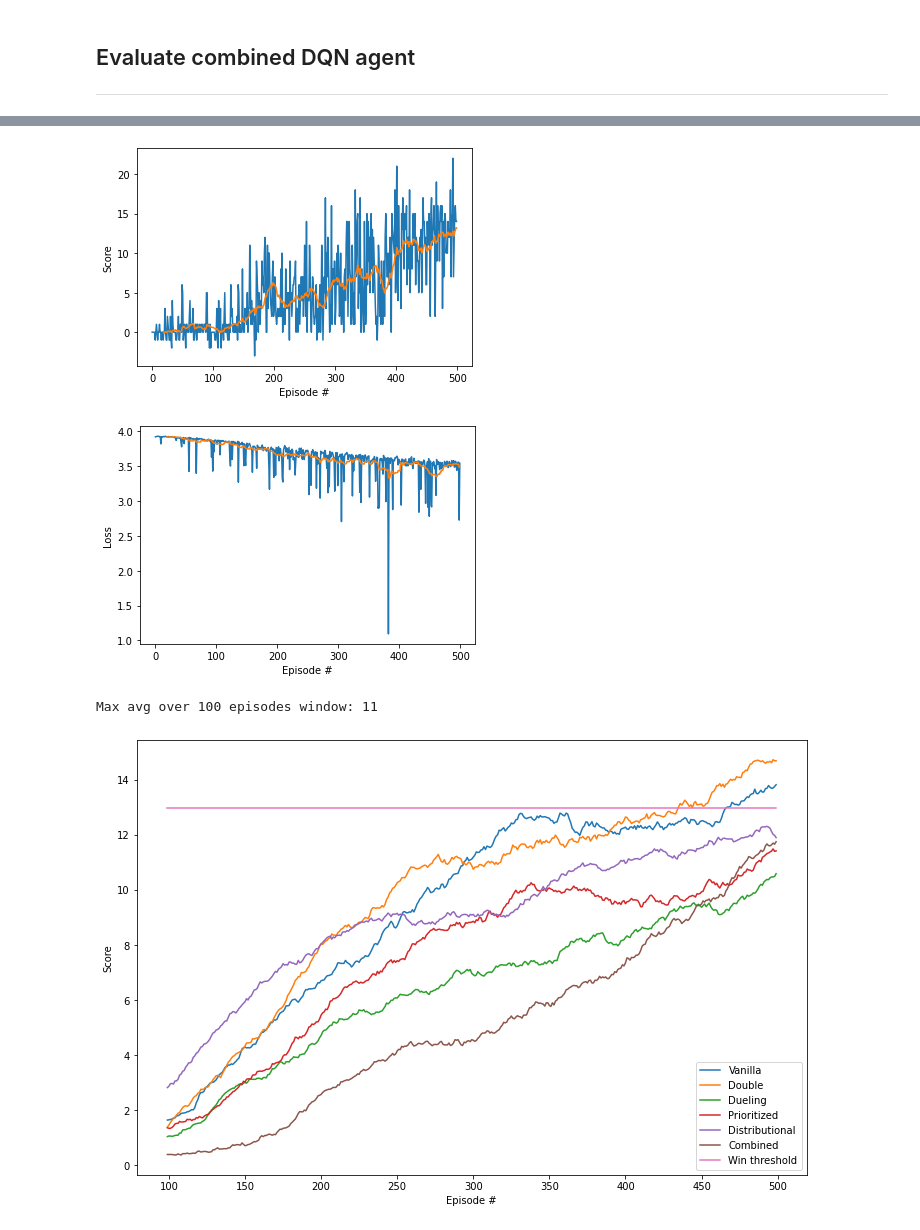
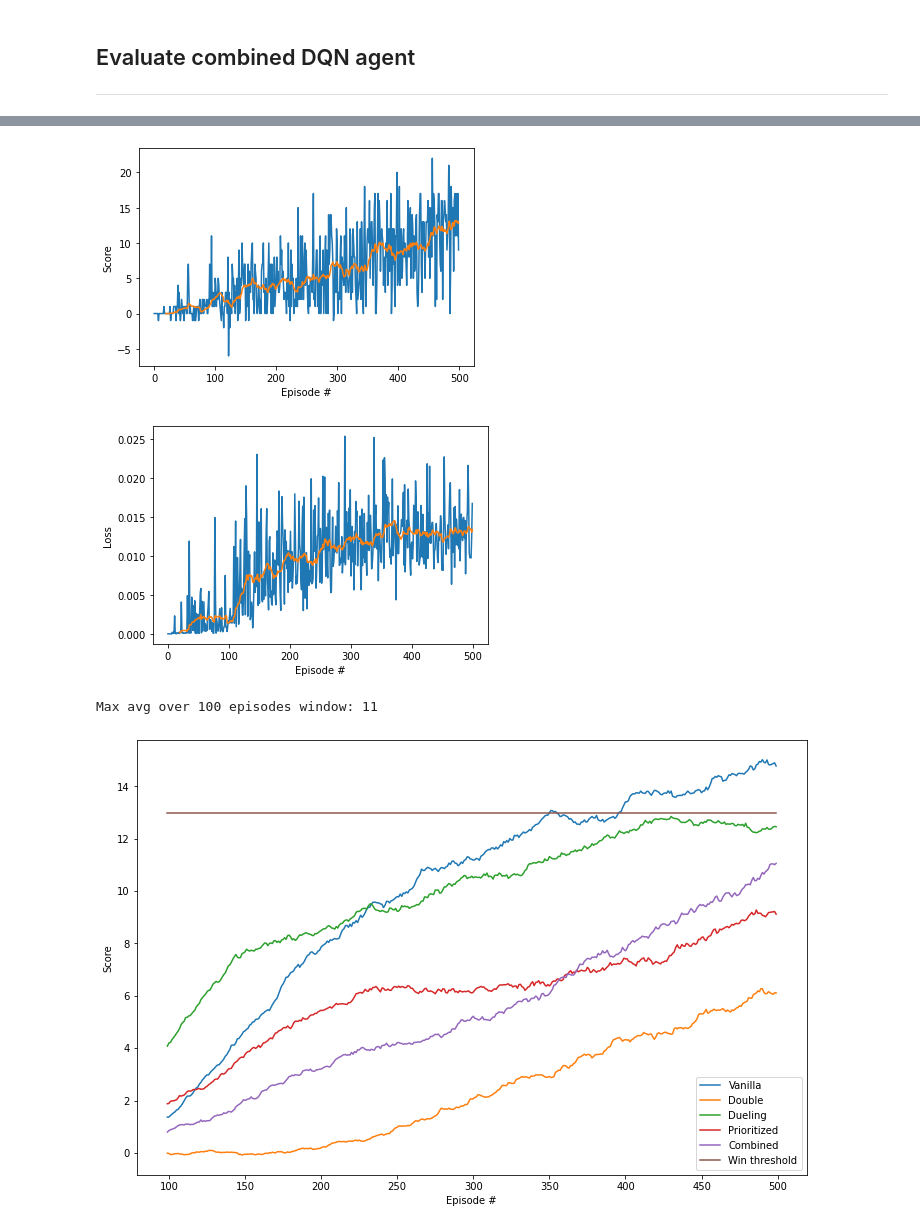
Before and after one commit to guillaumeboniface/bananaland, a Jupyter notebook: solution_walkthrough.ipynb, the cells around one changed output, grey strips where cells are left out. Saved outputs shown, nothing was run; the diff lists cells and outputs as text; code cells hidden in the pictures.

```diff
--- a/solution_walkthrough.ipynb
+++ b/solution_walkthrough.ipynb
@@ -210,7 +209,7 @@ class Config:
         self.memory_size = int(1e5)
         self.batch_size = 64
         self.update_every = 4
-        self.mlp_layers = (200, 150, 150)
+        self.mlp_layers = (200, 150)
         self.learning_rate = 5e-4
 
         self.is_ddqn = False
@@ -285,34 +279,0 @@ Max avg over 100 episodes window: 11
-# %%
-class Config:
-    def __init__(self):
-        self.num_episodes = 500
-        self.gamma = 0.99
-        self.epsilon = 0
-        self.epsilon_decay = 0.995
-        self.epsilon_min = 0
-        self.tau = 1e-3
-        self.memory_size = int(1e5)
-        self.batch_size = 64
-        self.update_every = 4
-        self.mlp_layers = (200, 150)
-        self.learning_rate = 5e-4
-
-        self.is_ddqn = False
-
-        self.is_dueling = False
-
-        self.is_prioritization = False
-
-        self.is_distributional = True
-        self.distributional_n = 51
-        self.distributional_min = -20
-        self.distributional_max = 20
-
-
-    def as_dict(self):
-        return self.__dict__
-
-env_info = env.reset(train_mode=True)[brain_name]
-distributional_dqn_agent = DLQAgent(Config(), brain.vector_action_space_size, len(env_info.vector_observations[0]))
-
-distributional_dqn_scores = evaluate_agent(env, brain_name, distributional_dqn_agent)
@@ -337,7 +293,7 @@ class Config:
         self.memory_size = int(1e5)
         self.batch_size = 64
         self.update_every = 4
-        self.mlp_layers = (200, 150, 150)
+        self.mlp_layers = (200, 150)
         self.learning_rate = 5e-4
 
         self.is_ddqn = True
@@ -350,11 +306,7 @@ class Config:
         self.prioritization_importance_sampling_start = 0.4
         self.prioritization_importance_sampling_end = 1
 
-        self.is_distributional = True
-        self.distributional_n = 51
-        self.distributional_min = -20
-        self.distributional_max = 20
-
+        self.is_distributional = False
 
     def as_dict(self):
         return self.__dict__
@@ -368,5 +320,5 @@ Episode 499/500 | Max Average Score: 13.20 | Model 1 loss: 3.54 | Memory max pri
-[figure, old version]
+[figure, new version]
-[figure, old version]
+[figure, new version]
 Max avg over 100 episodes window: 11
 # %%
 fig, ax = plt.subplots(figsize=(12,8))
@@ -374,7 +326,6 @@ plt.plot(np.arange(99, len(vanilla_dqn_scores)), rolling_avg_scores(vanilla_dqn_
 plt.plot(np.arange(99, len(ddqn_scores)), rolling_avg_scores(ddqn_scores, 100), label='Double')
 plt.plot(np.arange(99, len(dueling_dqn_scores)), rolling_avg_scores(dueling_dqn_scores, 100), label='Dueling')
 plt.plot(np.arange(99, len(prioritized_dqn_scores)), rolling_avg_scores(prioritized_dqn_scores, 100), label='Prioritized')
-plt.plot(np.arange(99, len(distributional_dqn_scores)), rolling_avg_scores(distributional_dqn_scores, 100), label='Distributional')
 plt.plot(np.arange(99, len(combined_dqn_scores)), rolling_avg_scores(combined_dqn_scores, 100), label='Combined')
 plt.plot(np.arange(99, len(combined_dqn_scores)), np.ones(401) * 13, label='Win threshold')
 plt.ylabel('Score')
@@ -382,4 +333,4 @@ plt.xlabel('Episode #')
 ax.legend()
 plt.show()
 # %% [output]
-[figure, old version]
+[figure, new version]
```
Also changed, not shown: parts of 9 cells of this notebook, 5 other files.
